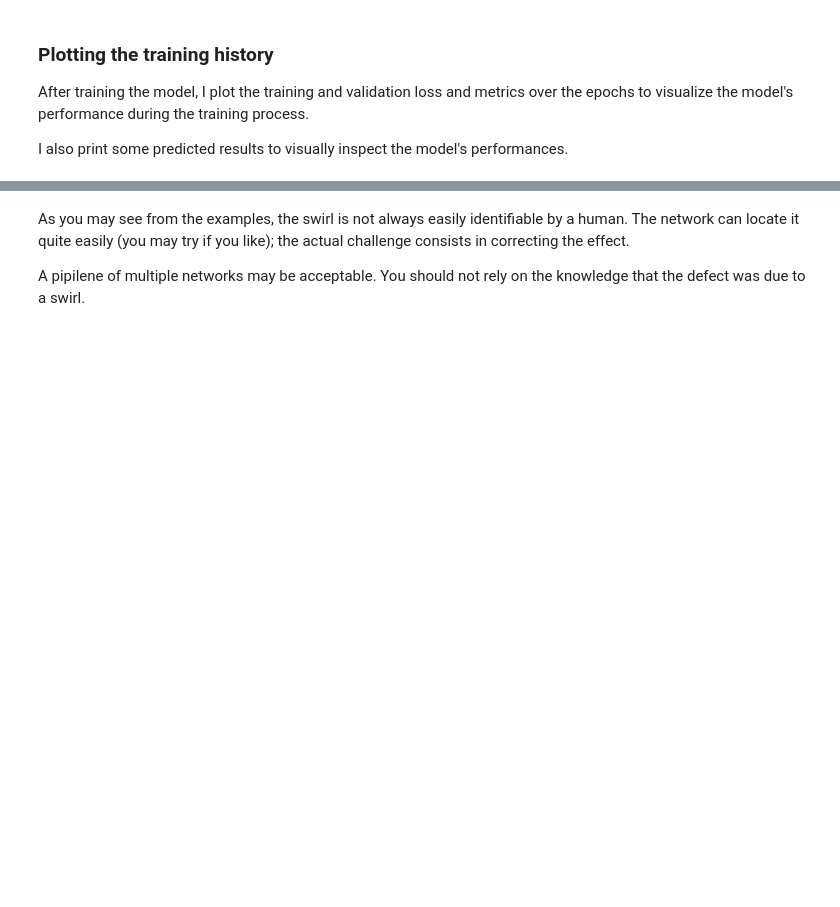
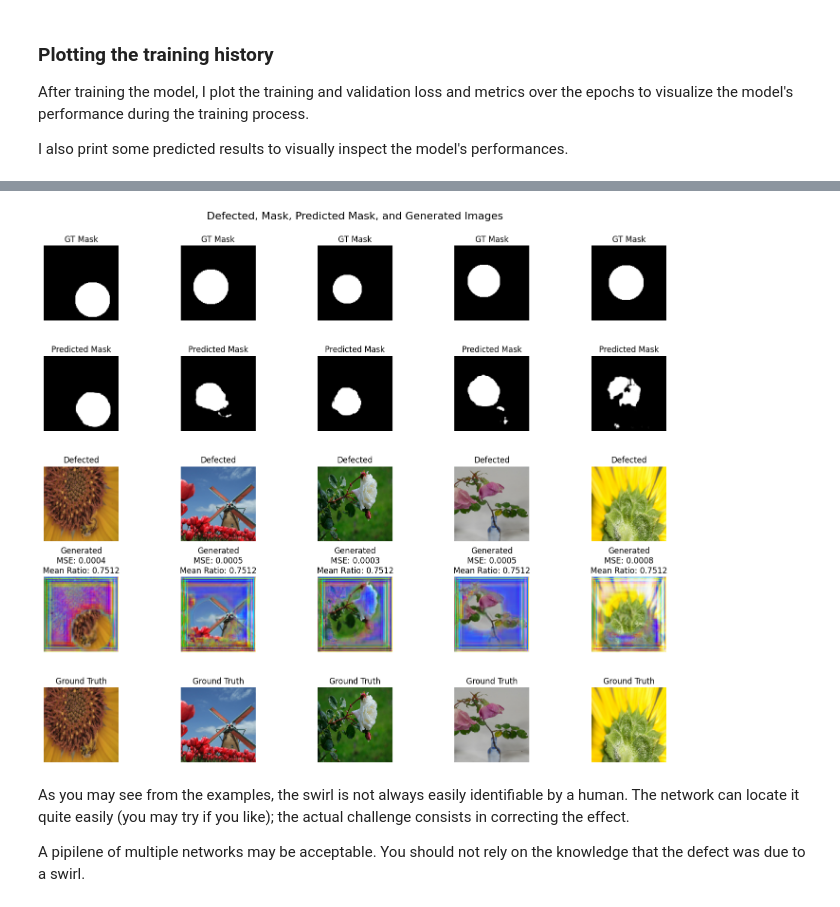
Before and after one commit to enricoferraiolo/Swirl-Correction, a Jupyter notebook: Swirl_correction.ipynb, the cells around one changed output, grey strips where cells are left out. Saved outputs shown, nothing was run; the diff lists cells and outputs as text; code cells hidden in the pictures; blank space fills up the shorter version.

```diff
--- a/Swirl_correction.ipynb
+++ b/Swirl_correction.ipynb
@@ -975,0 +1296,92 @@ visualize_predictions(correction_model, val_gen, n_samples=5)
+# %%
+import matplotlib.pyplot as plt
+import numpy as np
+
+
+# Plot loss and MAE
+def plot_training_defectedcorrection(history):
+    plt.figure(figsize=(12, 5))
+
+    # Loss
+    plt.subplot(1, 2, 1)
+    plt.plot(history.history["loss"], label="Train Loss")
+    plt.plot(history.history["val_loss"], label="Val Loss")
+    plt.title("MSE Loss")
+    plt.xlabel("Epoch")
+    plt.ylabel("Loss")
+    plt.legend()
+
+    # MAE
+    plt.subplot(1, 2, 2)
+    plt.plot(history.history["mae"], label="Train MAE")
+    plt.plot(history.history["val_mae"], label="Val MAE")
+    plt.title("Mean Absolute Error")
+    plt.xlabel("Epoch")
+    plt.ylabel("MAE")
+    plt.legend()
+
+    plt.tight_layout()
+    plt.show()
+
+
+# Visualization of predictions
+def visualize_predictions(model, generator, n_samples=5):
+    x_batch, y_mask, y_clean = generator[0]
+    generated_images = model.predict([x_batch, y_mask])
+    generated_mes_batch = np.mean(
+        (generated_images - y_clean) ** 2 * y_mask, axis=(1, 2, 3)
+    )
+    initial_mse_batch = np.mean((x_batch - y_clean) ** 2 * y_mask, axis=(1, 2, 3))
+
+    mean_ratio = np.mean(generated_mes_batch / initial_mse_batch)
+
+    n_samples = min(n_samples, len(x_batch))  # Clamp to batch size
+
+    plt.figure(figsize=(3 * n_samples, 12))
+
+    for i in range(n_samples):
+        # Mask
+        plt.subplot(5, n_samples, 0 * n_samples + i + 1)
+        plt.imshow(y_mask[i].squeeze(), cmap="gray")
+        plt.title("GT Mask")
+        plt.axis("off")
+
+        # Predicted Mask
+        predicted_mask = mask_model.predict(x_batch[i : i + 1])[0].squeeze()
+        plt.subplot(5, n_samples, 1 * n_samples + i + 1)
+        plt.imshow(predicted_mask, cmap="gray")
+        plt.title("Predicted Mask")
+        plt.axis("off")
+
+        # Defected image
+        plt.subplot(5, n_samples, 2 * n_samples + i + 1)
+        plt.imshow(x_batch[i])
+        plt.title("Defected")
+        plt.axis("off")
+
+        # Generated
+        plt.subplot(5, n_samples, 3 * n_samples + i + 1)
+        plt.imshow(generated_images[i])
+        plt.title(
+            f"Generated\nMSE: {generated_mes_batch[i]:.4f}\nMean Ratio: {mean_ratio:.4f}"
+        )
+        plt.axis("off")
+
+        # Ground Truth (Clean)
+        plt.subplot(5, n_samples, 4 * n_samples + i + 1)
+        plt.imshow(y_clean[i])
+        plt.title("Ground Truth")
+        plt.axis("off")
+
+    plt.tight_layout()
+    plt.suptitle("Defected, Mask, Predicted Mask, and Generated Images", fontsize=16)
+    plt.subplots_adjust(top=0.92)
+    plt.show()
+
+
+if correction_history is not None:
+    # Plot training history
+    plot_training_defectedcorrection(correction_history)
+
+visualize_predictions(correction_model, val_gen, n_samples=5)
+# %% [output]
@@ -976,3 +1394,4 @@ visualize_predictions(correction_model, val_gen, n_samples=5)
+[figure, added]
 # %% [markdown]
 As you may see from the examples, the swirl is not always easily identifiable by a human. The network can locate it quite easily (you may try if you like); the actual challenge consists in correcting the effect.
 
```
Also changed, not shown: parts of 14 cells of this notebook.
